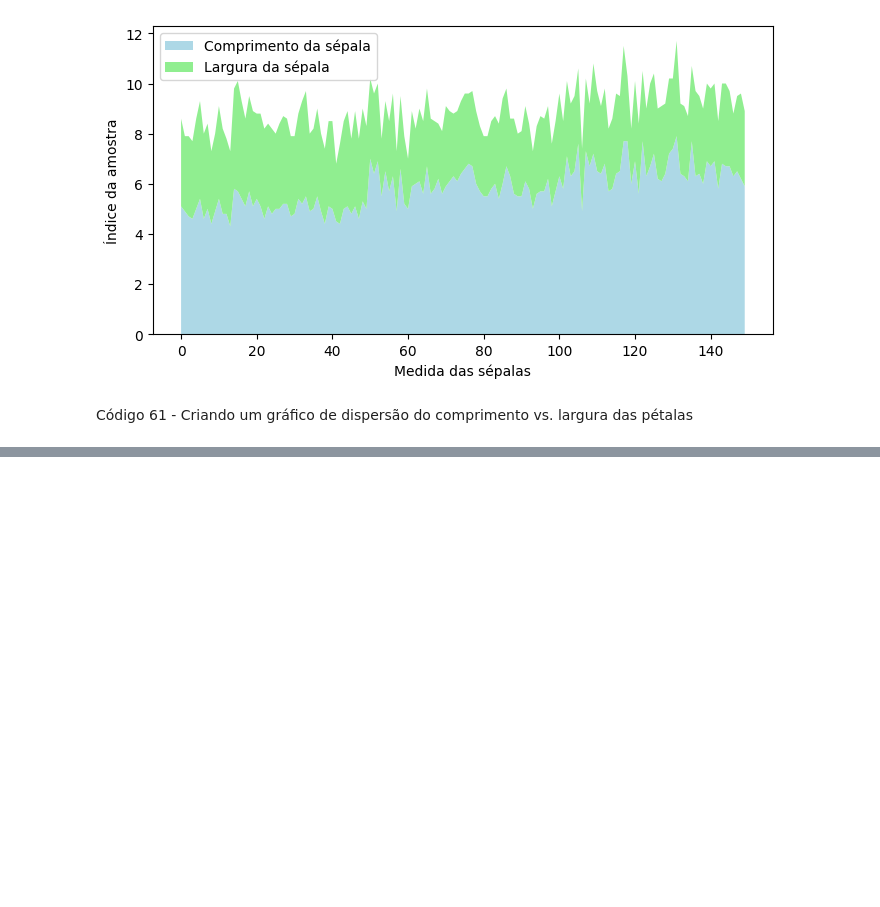
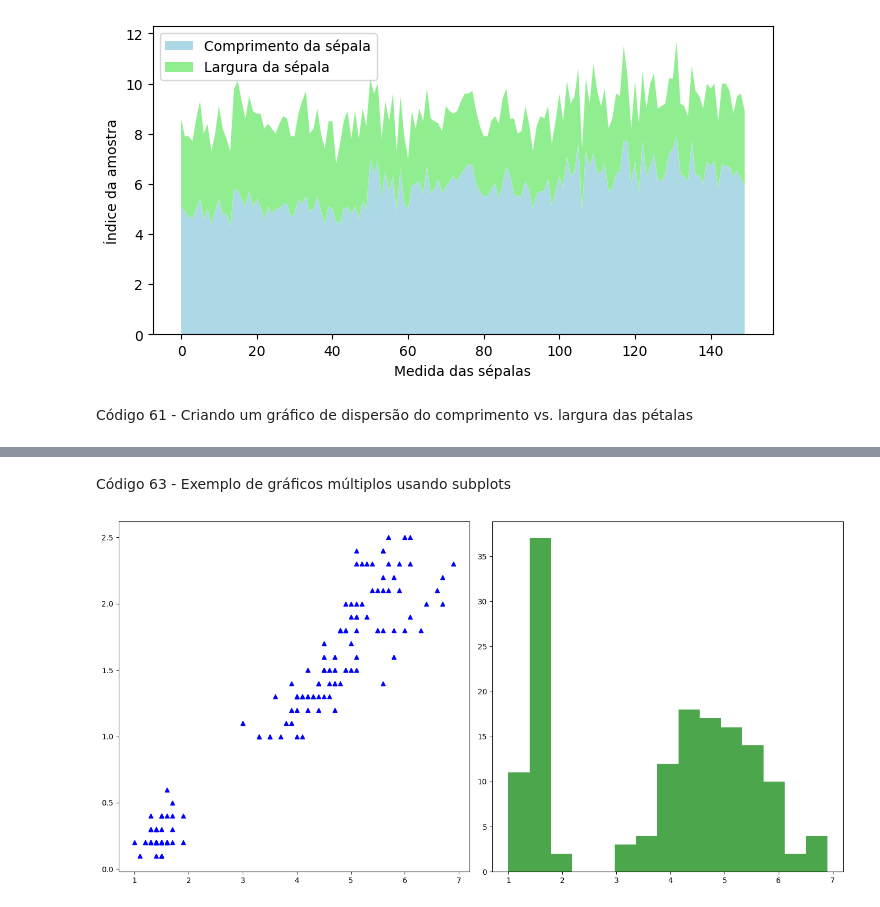
Before and after one commit to mariotlemes/pos-NLP, a Jupyter notebook: src/preliminar/python_para_processamento_de_dados.ipynb, the cells around one changed output, grey strips where cells are left out. Drawn from its saved outputs; the diff is of its cells as text; code cells hidden in the pictures; blank space fills up the shorter version.

```diff
--- a/src/preliminar/python_para_processamento_de_dados.ipynb
+++ b/src/preliminar/python_para_processamento_de_dados.ipynb
@@ -879,0 +923,18 @@ Código 61 - Criando um gráfico de dispersão do comprimento vs. largura das p
+# %% [markdown]
+Código 63 - Exemplo de gráficos múltiplos usando subplots
+# %%
+# Cria uma figura com dois subplots lado a lado
+fig, axs = plt.subplots(1, 2, figsize=(14,7))
+
+# Primeiro gráfico
+axs[0].plot(iris['petal_length'], iris['petal_width'], 'b^')
+
+# Segundo gráfico
+axs[1].hist(iris['petal_length'], bins=15, color='green', alpha=0.7)
+
+# Para ajustar os subgráficos dentro da Figure
+plt.tight_layout()
+
+plt.show()
+# %% [output]
+[figure, added]
```
Also changed, not shown: parts of 15 cells of this notebook.
